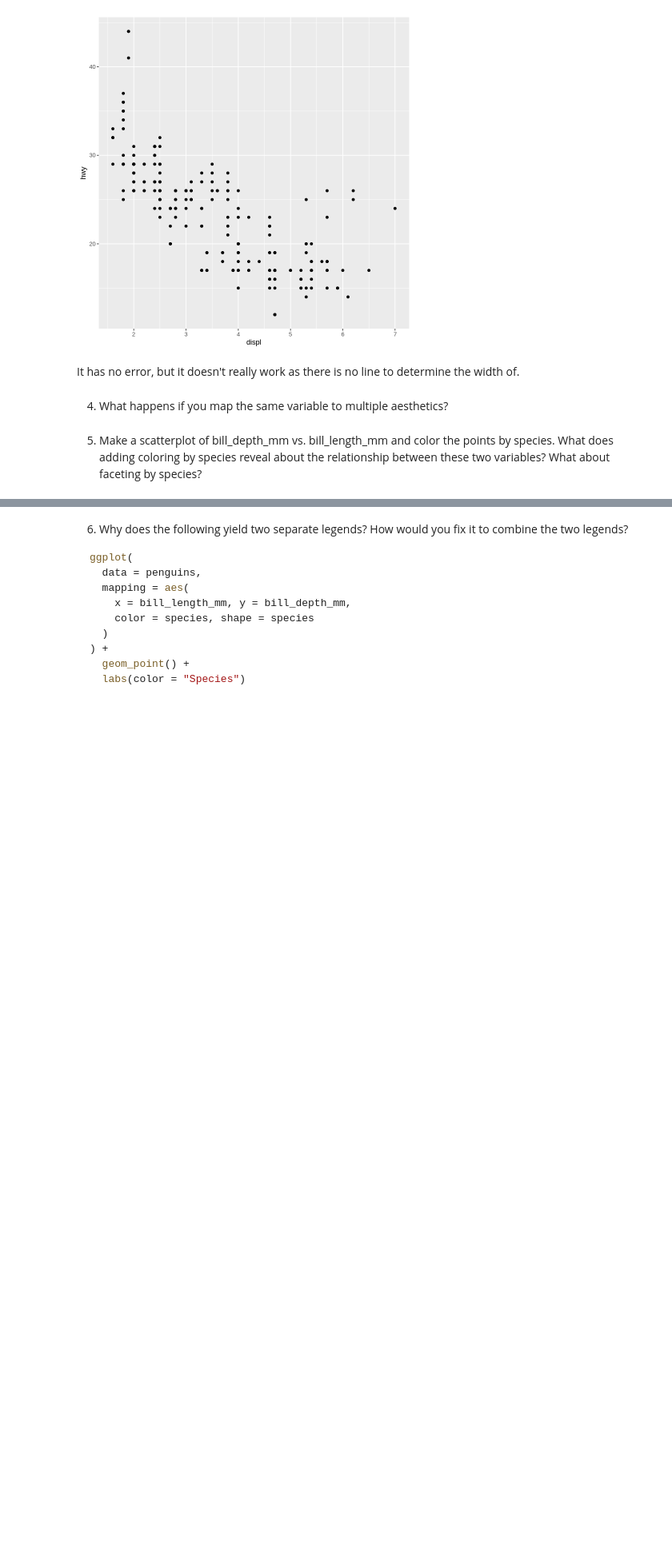
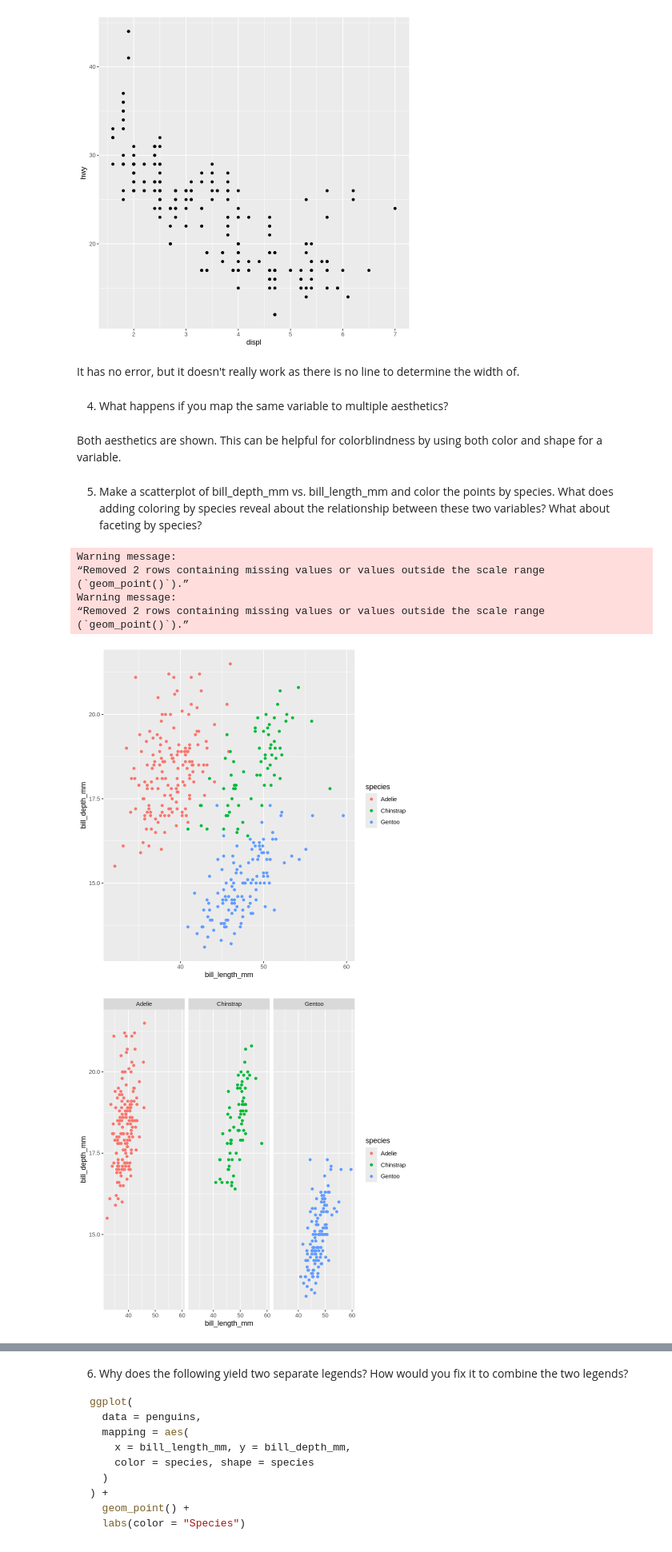
Before and after one commit to Brandy-Corwin/R-for-DS-exercises, a Jupyter notebook: Week 1 Assignments/1.5.5_exercises.ipynb, the cells around one changed output, grey strips where cells are left out. Shown at 80% size. Saved outputs shown, nothing was run; the diff lists cells and outputs as text; code cells hidden in the pictures; blank space fills up the shorter version.

```diff
--- a/Week 1 Assignments/1.5.5_exercises.ipynb
+++ b/Week 1 Assignments/1.5.5_exercises.ipynb
@@ -118,5 +118,23 @@ ggplot(mpg, aes(x = displ, y = hwy, linewidth = year)) +
 It has no error, but it doesn't really work as there is no line to determine the width of.
 # %% [markdown]
 4. What happens if you map the same variable to multiple aesthetics?
+# %% [markdown]
+Both aesthetics are shown. This can be helpful for colorblindness by using both color and shape for a variable.
 # %% [markdown]
 5. Make a scatterplot of bill_depth_mm vs. bill_length_mm and color the points by species. What does adding coloring by species reveal about the relationship between these two variables? What about faceting by species?
+# %%
+ggplot(penguins, aes(x = bill_length_mm, y = bill_depth_mm, color = species)) +
+    geom_point()
+
+ggplot(penguins, aes(x = bill_length_mm, y = bill_depth_mm, color = species)) +
+    geom_point() +
+    facet_wrap(~species)
+# %% [output]
+Warning message:
+“Removed 2 rows containing missing values or values outside the scale range
+(`geom_point()`).”
+Warning message:
+“Removed 2 rows containing missing values or values outside the scale range
+(`geom_point()`).”
+[figure, added]
+[figure, added]
```
Also changed, not shown: parts of 5 cells of this notebook, 2 other files.
